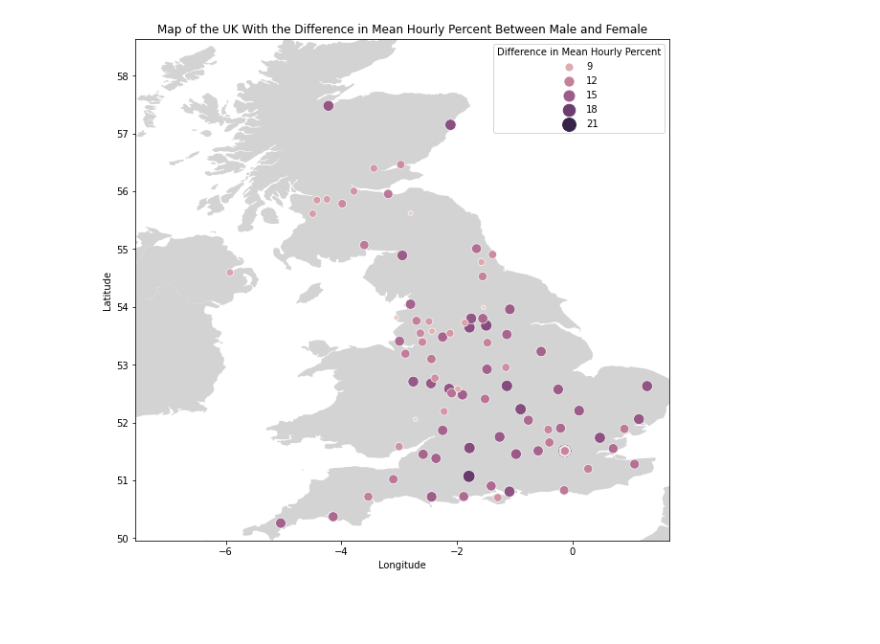
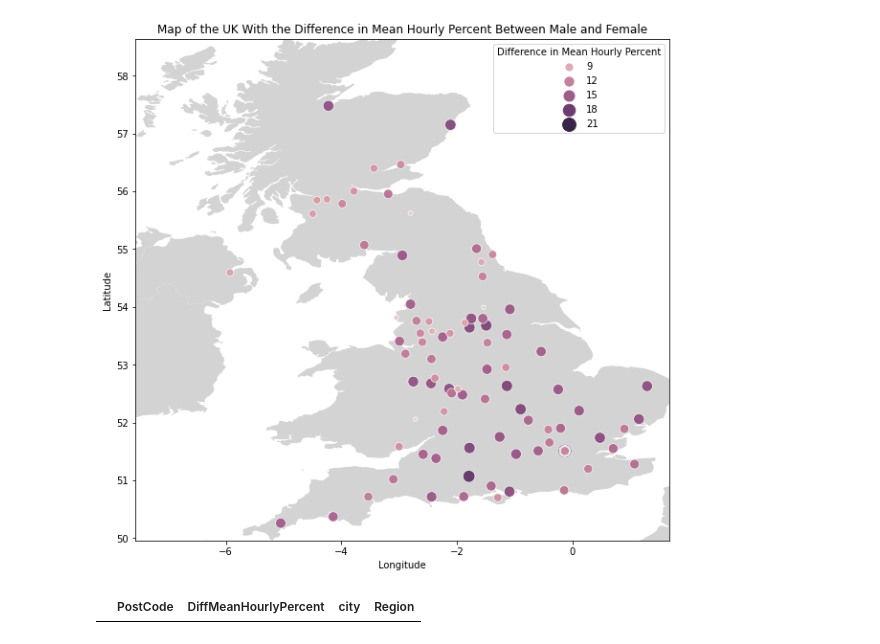
Before and after one commit to ddewi93/AdaHackaton2022, a Jupyter notebook: research.ipynb, the cells around one changed output. Saved outputs shown, nothing was run; the diff lists cells and outputs as text; code cells hidden in the pictures; blank space fills up the shorter version.

Commit message:
Implement use of entire postcode range

```diff
--- a/research.ipynb
+++ b/research.ipynb
@@ -44,3 +42,43 @@ plt.set_ylim(49.959999905, 58.6350001085)
 ['naturalearth_cities', 'naturalearth_lowres', 'nybb']
 (49.959999905, 58.6350001085)
 [figure]
+# %%
+# Check UK Gender Pay Gap in the UK
+# Datasets from:
+# https://www.gov.uk/government/stat
+# https://simplemaps.com/data/gb-cities
+
+import pandas as pd
+import numpy as np
+import matplotlib.pyplot as plt
+import seaborn as sns
+import geopandas as gpd
+
+# Read the data.
+df = pd.read_csv('uk-pay-gap.csv')
+post_code_to_coordinates = pd.read_csv('ukpostcodes.csv')
+city_to_coordinates = pd.read_csv('worldcities.csv')
+city_to_coordinates_uk = city_to_coordinates[city_to_coordinates['country'] == 'United Kingdom']
+
+# Extract area code from postcode.
+grouped = df.groupby(df["PostCode"])
+data = grouped["DiffMeanHourlyPercent"].mean().sort_values(ascending=False)
+data_filtered = data[data.index.isin(post_code_to_coordinates["PostCode"])]
+
+# Merge data to get region name and coordinates.
+df_coordinates = data_filtered.to_frame().merge(post_code_to_region, on="PostCode")
+df_coordinates
+
+# # Plot the data and country map.
+# fig, ax = plt.subplots(figsize=(10, 10))
+# countries = gpd.read_file("zip://./ukmap.zip")
+# countries.plot(color="lightgrey", ax=ax)
+# plt = sns.scatterplot(x = "lng", y = "lat", data = df_coordinates, size = "DiffMeanHourlyPercent", hue = "DiffMeanHourlyPercent", sizes = (20, 200), ax = ax)
+# plt.set_title("Map of the UK With the Difference in Mean Hourly Percent Between Male and Female")
+# plt.set_xlabel("Longitude")
+# plt.set_ylabel("Latitude")
+# plt.legend(title = 'Difference in Mean Hourly Percent')
+# plt.set_xlim(-7.57216793459, 1.68153079591)
+# plt.set_ylim(49.959999905, 58.6350001085)
+# %% [output]
+|  | PostCode | DiffMeanHourlyPercent | city | Region |
```
Also changed, not shown: parts of 1 cell of this notebook, 1 other file.
